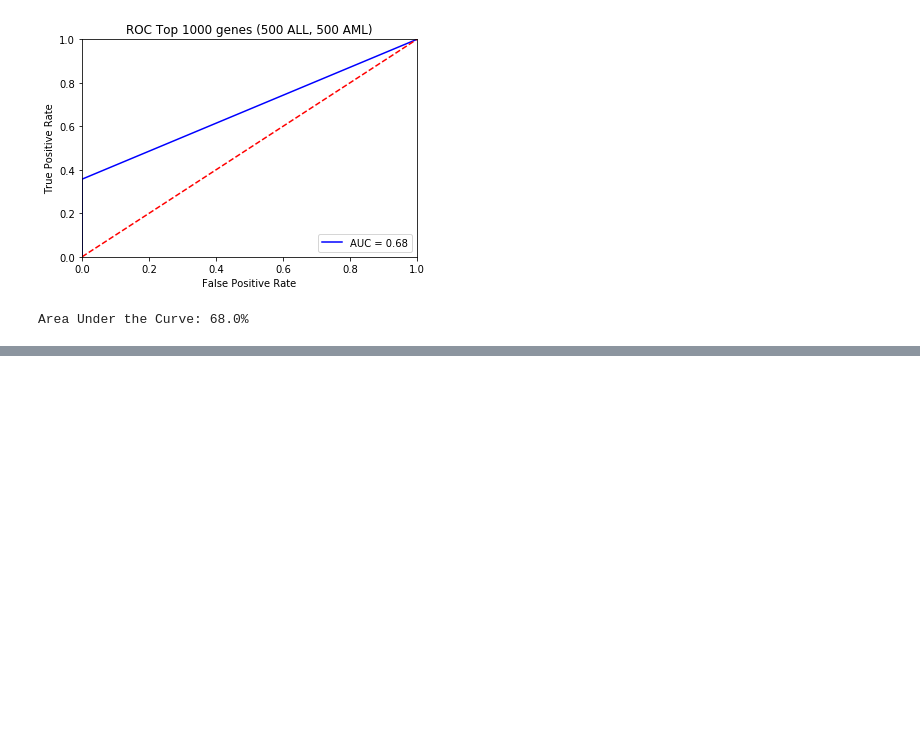
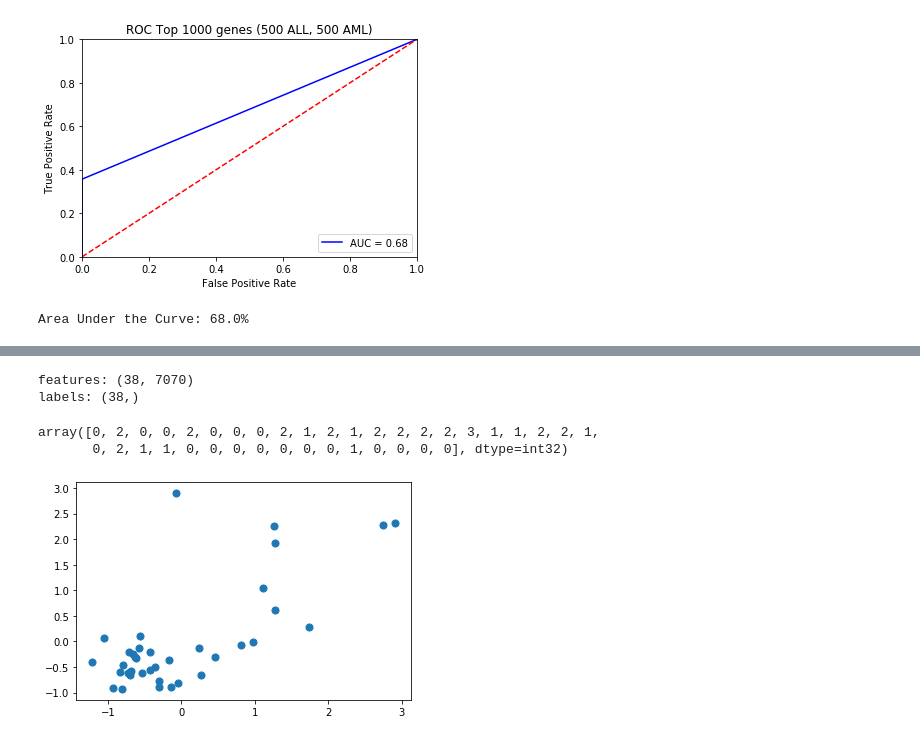
Before and after one commit to Jehutyver10/Bioinformatics-Assignment-1, a Jupyter notebook: Assignment1.ipynb, the cells around one changed output, grey strips where cells are left out. Cells and saved outputs as stored; diff of their text form; code cells hidden in the pictures; blank space fills up the shorter version.

Commit message:
with clustering

```diff
--- a/Assignment1.ipynb
+++ b/Assignment1.ipynb
@@ -655,0 +705,5 @@ Area Under the Curve: 68.0%
+# %%
+df_clustering = df_sorted.transpose()
+df_clustering['type1'] = pd.Series(samples).astype('category')
+df_clustering['type_codes'] = df_clustering['type1'].cat.codes
+df_clustering
@@ -655,0 +729,16 @@ Area Under the Curve: 68.0%
+# %%
+features = df_clustering.drop(columns=['type1', 'type_codes']).values
+labels = df_clustering['type_codes'].values
+print('features:', features.shape)
+print('labels:', labels.shape)
+# %% [output]
+features: (38, 7070)
+labels: (38,)
+# %%
+from sklearn.cluster import KMeans
+
+kmeans = KMeans(n_clusters=4, random_state=0).fit(features)
+kmeans.labels_
+# %% [output]
+array([0, 2, 0, 0, 2, 0, 0, 0, 2, 1, 2, 1, 2, 2, 2, 2, 3, 1, 1, 2, 2, 1,
+       0, 2, 1, 1, 0, 0, 0, 0, 0, 0, 0, 1, 0, 0, 0, 0], dtype=int32)
@@ -655,0 +748,4 @@ Area Under the Curve: 68.0%
+# %%
+plt.scatter(features[:, 0], features[:, 1], s=50);
+# %% [output]
+[figure, added]
```
Also changed, not shown: parts of 12 cells of this notebook.
